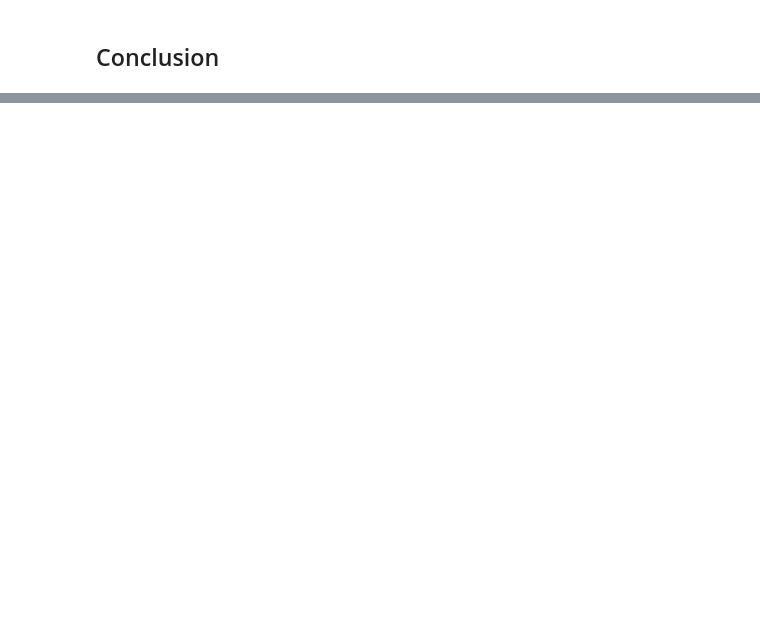
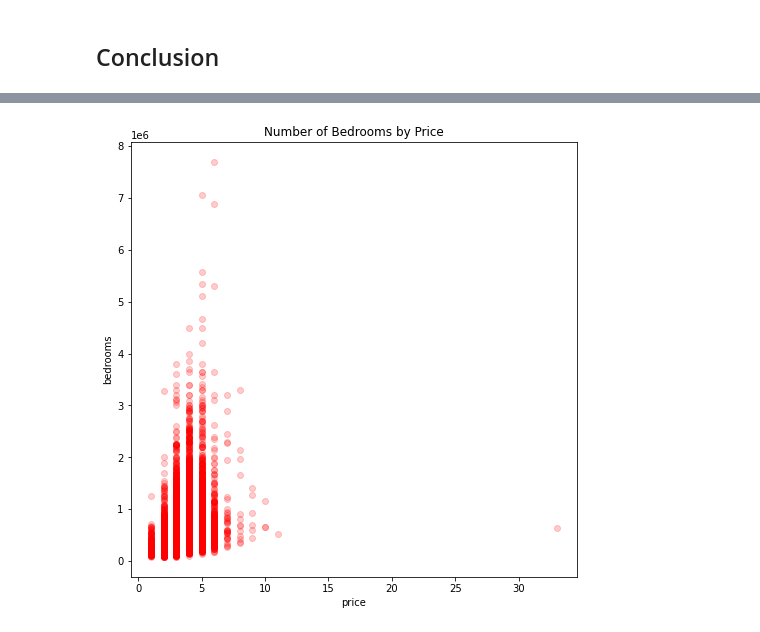
Before and after one commit to morty802/Intergenerational-Familes-in-King-County, a Jupyter notebook: King County Analysis.ipynb, the cells around one changed output, grey strips where cells are left out. Cells and saved outputs as stored; diff of their text form; code cells hidden in the pictures; blank space fills up the shorter version.

```diff
--- a/King County Analysis.ipynb
+++ b/King County Analysis.ipynb
@@ -428,0 +413,6 @@ durbin_watson(model.resid)
+# %%
+fig, ax = plt.subplots(figsize=(8,8))
+ax.scatter(df["bedrooms"], df["price"], color='r', alpha=0.2)
+ax.set(title='Number of Bedrooms by Price', xlabel='price', ylabel='bedrooms');
+# %% [output]
+[figure, added]
```
Also changed, not shown: parts of 25 cells of this notebook, 2 other files.
